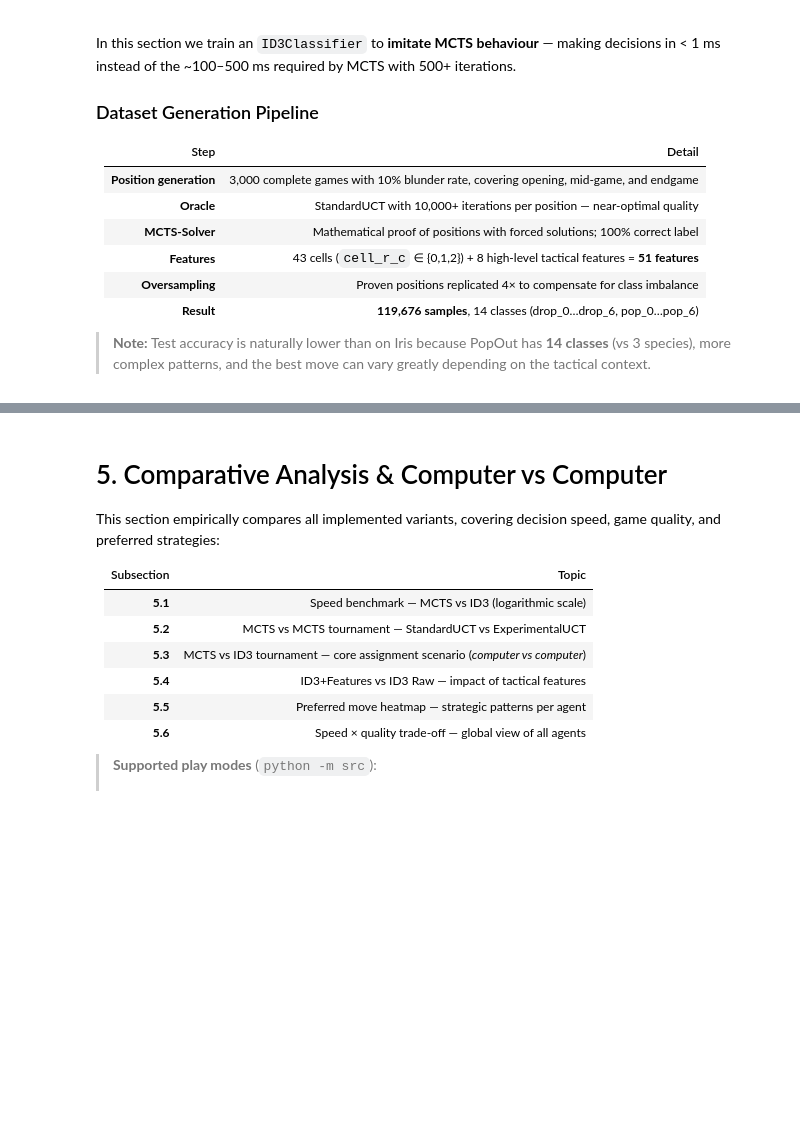
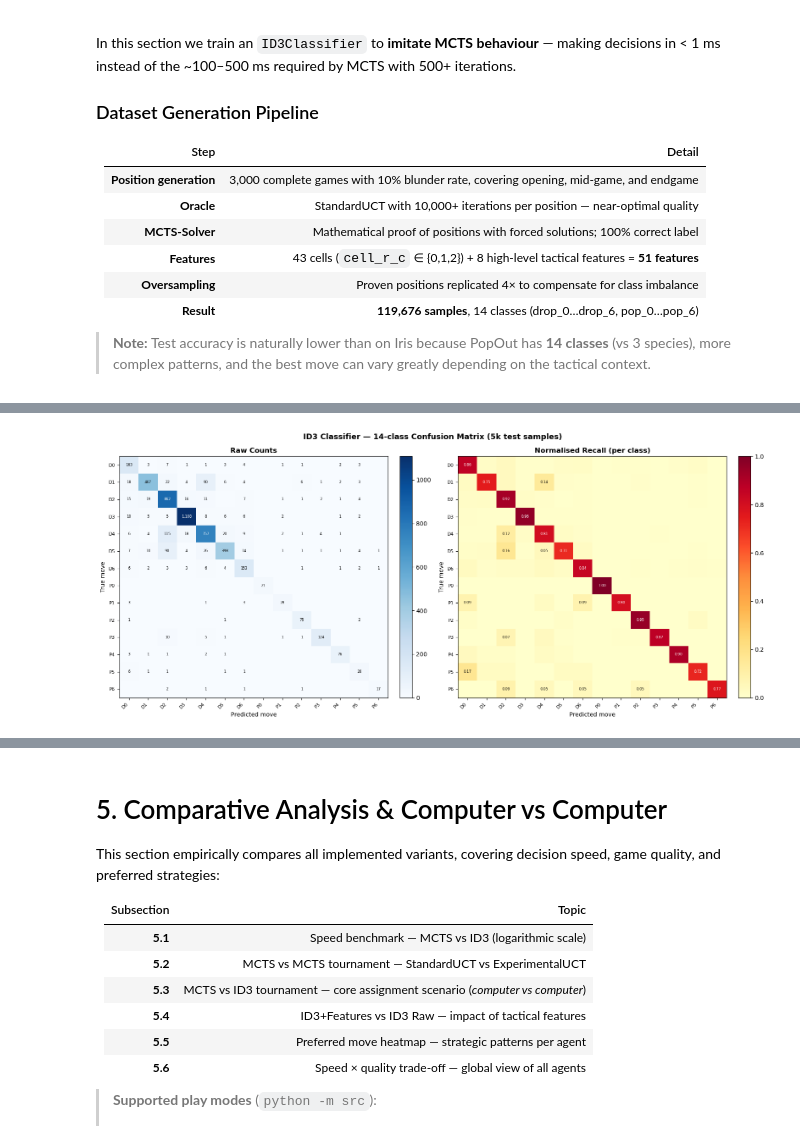
Before and after one commit to Difl4/popout-ai, a Jupyter notebook: notebooks/PopOut_Solution.ipynb, the cells around one changed output, grey strips where cells are left out. Drawn from its saved outputs; the diff is of its cells as text; code cells hidden in the pictures; blank space fills up the shorter version.

```diff
--- a/notebooks/PopOut_Solution.ipynb
+++ b/notebooks/PopOut_Solution.ipynb
@@ -1176,0 +1320,84 @@ if clf_node is not None and not clf_node.is_leaf():
+# %%
+# Confusion Matrix — ID3 PopOut Classifier (14 classes, 5k test samples)
+import numpy as np
+import matplotlib.pyplot as plt
+
+# Re-use variables from Section 4:
+#   _TARGET_LC    = 'best_move'
+#   df_test_s_lc  = string version of the 5k test set (features + target)
+#   best_clf_pop  = ID3Classifier trained on the full 119k dataset (max_depth=10)
+
+# ── Predict ──────────────────────────────────────────────────────────────────
+y_true_raw = df_test_s_lc[_TARGET_LC].values         # e.g. "drop_0".."pop_6"
+X_test_cm  = df_test_s_lc.drop(columns=[_TARGET_LC])
+y_pred_raw = best_clf_pop.predict(X_test_cm).values  # same format
+
+# ── Sort moves: drops first (D0-D6), then pops (P0-P6) ───────────────────────
+def mv_sort_key(v):
+    parts = v.split('_')
+    return (0 if parts[0] == 'drop' else 1, int(parts[1]))
+
+def mv_display(v):
+    parts = v.split('_')
+    return ('D' if parts[0] == 'drop' else 'P') + parts[1]
+
+all_moves   = sorted(set(y_true_raw) | set(y_pred_raw), key=mv_sort_key)
+move_to_idx = {m: i for i, m in enumerate(all_moves)}
+display_labels = [mv_display(m) for m in all_moves]
+n = len(all_moves)
+
+# ── Build 14×14 confusion matrix ─────────────────────────────────────────────
+cm = np.zeros((n, n), dtype=int)
+for t, p in zip(y_true_raw, y_pred_raw):
+    if t in move_to_idx and p in move_to_idx:
+        cm[move_to_idx[t], move_to_idx[p]] += 1
+
+row_sums = cm.sum(axis=1, keepdims=True)
+cm_norm  = np.where(row_sums > 0, cm / row_sums, 0.0)
+
+# ── Plot ──────────────────────────────────────────────────────────────────────
+fig, axes = plt.subplots(1, 2, figsize=(16, 7))
+
+for ax, data, title, vmax in [
+    (axes[0], cm,      'Raw Counts',                    None),
+    (axes[1], cm_norm, 'Normalised Recall (per class)', 1.0),
+]:
+    cmap = 'Blues' if vmax is None else 'YlOrRd'
+    im = ax.imshow(data, cmap=cmap, aspect='auto', vmin=0, vmax=vmax)
+    ax.set_title(title, fontweight='bold')
+    ax.set_xlabel('Predicted move')
+    ax.set_ylabel('True move')
+    ax.set_xticks(range(n)); ax.set_xticklabels(display_labels, rotation=45, ha='right', fontsize=8)
+    ax.set_yticks(range(n)); ax.set_yticklabels(display_labels, fontsize=8)
+    mx = data.max()
+    threshold = mx * 0.55 if vmax is None else 0.55
+    for i in range(n):
+        for j in range(n):
+            val = data[i, j]
+            show = (vmax is None and val > 0) or (vmax is not None and val > 0.04)
+            if show:
+                txt = f'{int(val):,}' if vmax is None else f'{val:.2f}'
+                color = 'white' if val > threshold else 'black'
+                ax.text(j, i, txt, ha='center', va='center', fontsize=6, color=color)
+    plt.colorbar(im, ax=ax, fraction=0.046, pad=0.04)
+
+plt.suptitle('ID3 Classifier — 14-class Confusion Matrix (5k test samples)', fontsize=13, fontweight='bold')
+plt.tight_layout()
+plt.savefig(os.path.join(project_root, 'data', 'figures', 'id3_confusion_matrix.png'),
+            dpi=120, bbox_inches='tight')
+plt.show()
+
+# ── Per-class recall table ────────────────────────────────────────────────────
+print(f"\n{'Move':>6}  {'Correct':>8}  {'Total':>8}  {'Recall':>8}")
+print('─' * 38)
+for i, m in enumerate(all_moves):
+    correct = cm[i, i]
+    total   = int(row_sums[i])
+    recall  = correct / total if total > 0 else 0.0
+    print(f'{display_labels[i]:>6}  {correct:>8,d}  {total:>8,d}  {recall:>7.1%}')
+
+overall = cm.diagonal().sum() / cm.sum()
+print(f"{'─'*38}")
+print(f"{'TOTAL':>6}  {cm.diagonal().sum():>8,d}  {cm.sum():>8,d}  {overall:>7.1%}")
+# %% [output]
+[figure, added]
```
Also changed, not shown: parts of 21 cells of this notebook, 7 other files.
